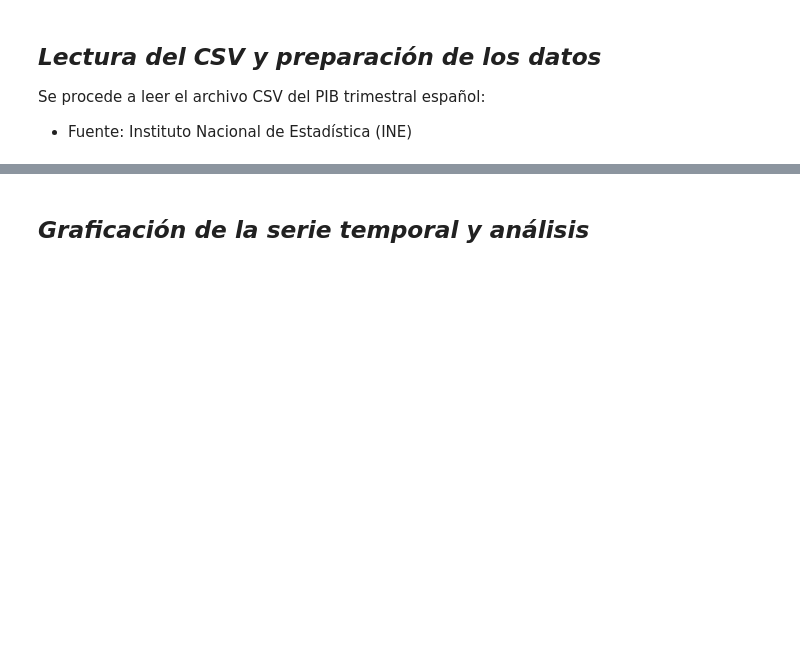
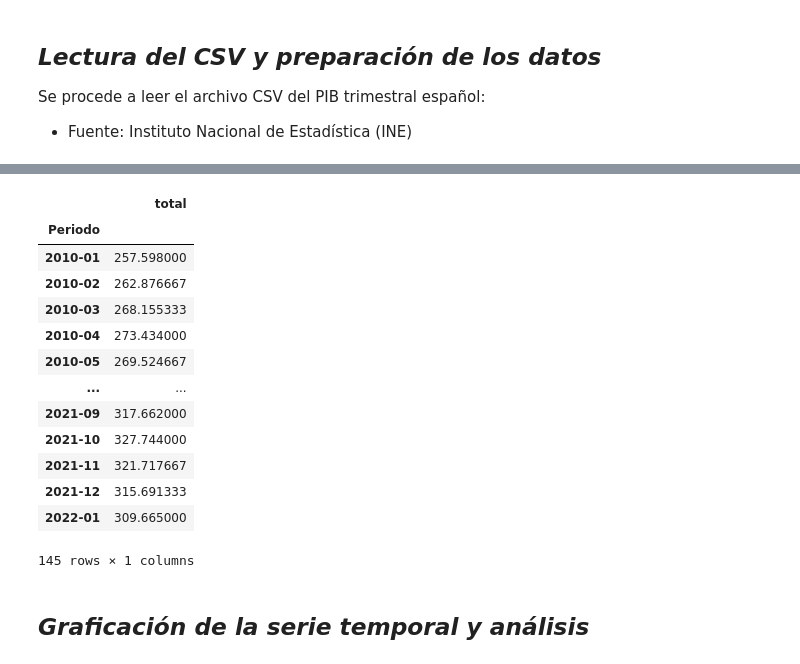
Before and after one commit to algoriv92/TFM, a Jupyter notebook: notebooks/df_pib.ipynb, the cells around one changed output, grey strips where cells are left out. Drawn from its saved outputs; the diff is of its cells as text; code cells hidden in the pictures; blank space fills up the shorter version.

```diff
--- a/notebooks/df_pib.ipynb
+++ b/notebooks/df_pib.ipynb
@@ -79,3 +76,20 @@ df_pib.head()
+# %%
+df_pib
+# %% [output]
+|  | total |
+| Periodo |  |
+| 2010-01 | 257.598000 |
+| 2010-02 | 262.876667 |
+| 2010-03 | 268.155333 |
+| 2010-04 | 273.434000 |
+| 2010-05 | 269.524667 |
+| ... | ... |
+| 2021-09 | 317.662000 |
+| 2021-10 | 327.744000 |
+| 2021-11 | 321.717667 |
+| 2021-12 | 315.691333 |
+| 2022-01 | 309.665000 |
+145 rows × 1 columns
 # %% [markdown]
 
 ## *Graficación de la serie temporal y análisis*
```
Also changed, not shown: parts of 13 cells of this notebook, 3 other files.
